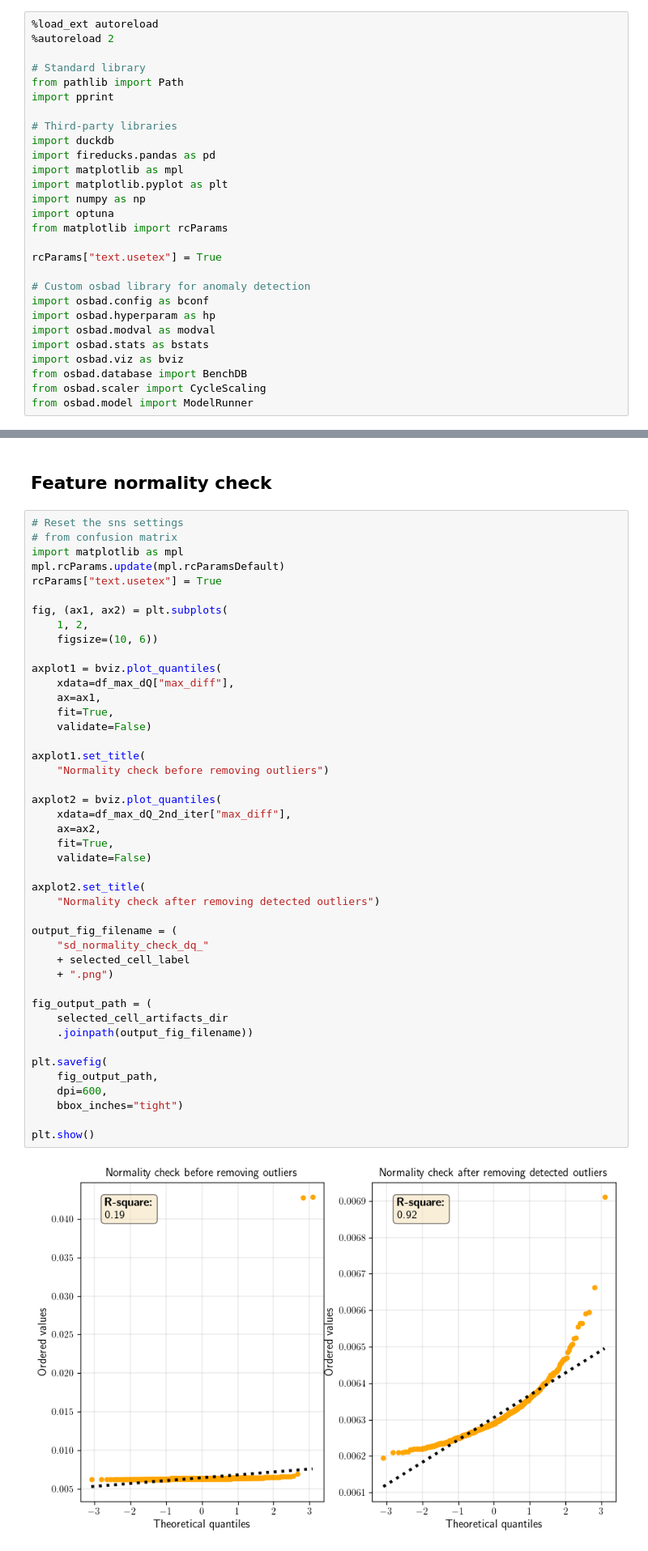
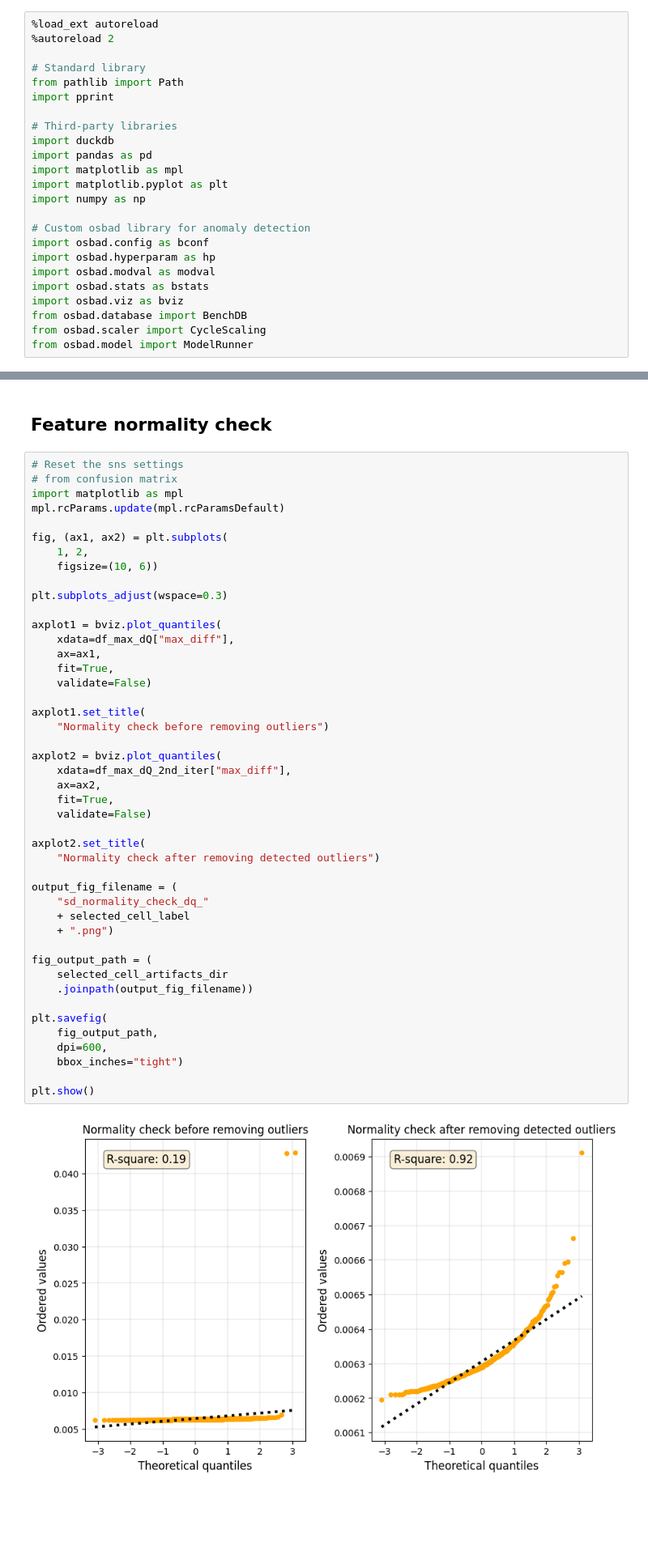
Before and after one commit to meichinpang/osbad, a Jupyter notebook: stats/stats_01_standard_deviation.ipynb, the cells around one changed output, grey strips where cells are left out. Shown at 81% size. Cells and saved outputs as stored; diff of their text form; blank space fills up the shorter version.

Commit message:
Update figure rendering without latex

```diff
--- a/stats/stats_01_standard_deviation.ipynb
+++ b/stats/stats_01_standard_deviation.ipynb
@@ -10,14 +10,10 @@ import pprint
 
 # Third-party libraries
 import duckdb
-import fireducks.pandas as pd
+import pandas as pd
 import matplotlib as mpl
 import matplotlib.pyplot as plt
 import numpy as np
-import optuna
-from matplotlib import rcParams
-
-rcParams["text.usetex"] = True
 
 # Custom osbad library for anomaly detection
 import osbad.config as bconf
@@ -790,11 +790,12 @@ df_max_dQ_2nd_iter
 # from confusion matrix
 import matplotlib as mpl
 mpl.rcParams.update(mpl.rcParamsDefault)
-rcParams["text.usetex"] = True
 
 fig, (ax1, ax2) = plt.subplots(
     1, 2,
     figsize=(10, 6))
+
+plt.subplots_adjust(wspace=0.3)
 
 axplot1 = bviz.plot_quantiles(
     xdata=df_max_dQ["max_diff"],
@@ -803,34 +804,34 @@ axplot1 = bviz.plot_quantiles(
     validate=False)
 
 axplot1.set_title(
     "Normality check before removing outliers")
 
 axplot2 = bviz.plot_quantiles(
     xdata=df_max_dQ_2nd_iter["max_diff"],
     ax=ax2,
     fit=True,
     validate=False)
 
 axplot2.set_title(
     "Normality check after removing detected outliers")
 
 output_fig_filename = (
     "sd_normality_check_dq_"
     + selected_cell_label
     + ".png")
 
 fig_output_path = (
     selected_cell_artifacts_dir
     .joinpath(output_fig_filename))
 
 plt.savefig(
     fig_output_path,
     dpi=600,
     bbox_inches="tight")
 
 plt.show()
 # %% [output]
-[figure, old version]
+[figure, new version]
 # %% [markdown]
 ## Distribution fit
 # %%
```
Also changed, not shown: parts of 32 cells of this notebook, 4 other files.
